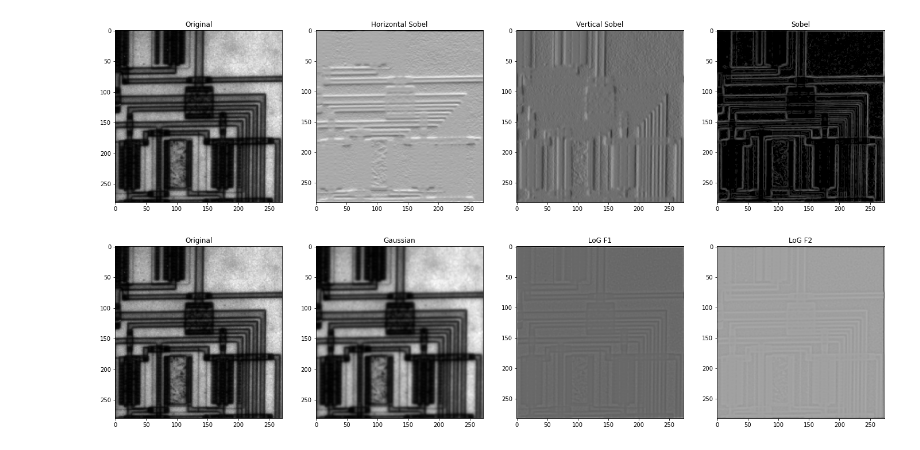
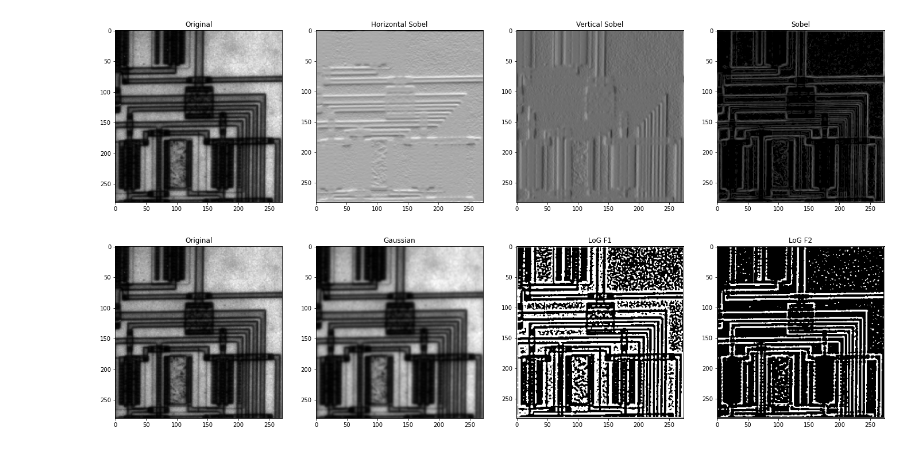
Before and after one commit to Waer1/image_labs, a Jupyter notebook: Lab 5/Lab_Edge_Detection_STD/Lab_Edge_Detection_STD.ipynb, the cells around one changed output. Cells and saved outputs as stored; diff of their text form; code cells hidden in the pictures.

```diff
--- a/Lab 5/Lab_Edge_Detection_STD/Lab_Edge_Detection_STD.ipynb
+++ b/Lab 5/Lab_Edge_Detection_STD/Lab_Edge_Detection_STD.ipynb
@@ -73,42 +64,22 @@ show_images([img, imgSobelH, imgSobelV, imgSobel], ["Original", "Horizontal Sobe
 [figure]
 # %%
 # 3. Custom LoG
-thres= 20
+thres= 0.015
 
 f1 = [[-1, -1, -1],
       [-1, 8, -1],
       [-1, -1, -1]]
-
 f2 = [[0, 1, 0],
       [1, -4, 1],
       [0, 1, 0]]
-
-imgGaussian = gaussian(img, sigma=1)
-
-
+imgGaussian = gaussian(img, sigma=1.1, mode="nearest", preserve_range=False, truncate=4)
 imgLoGF1 = convolve2d(imgGaussian, f1)
-
 imgLoGF2 = convolve2d(imgGaussian, f2)
-
-imgLoGF1 += np.abs(imgLoGF1.min())
-
-imgLoGF2 += np.abs(imgLoGF2.min())
-
-imgLoGF1 *= (255.0 / imgLoGF1.max())
-
-imgLoGF2 *= (255.0 / imgLoGF2.max())
-
-#imgLoGF1 = 255 - imgLoGF1
-
-#imgLoGF2 = 255 - imgLoGF2
-
-imgLoGF1[imgLoGF1 < thres] = 0;
-
-imgLoGF2[imgLoGF2 < thres] = 0;
-
+imgLoGF1 = imgLoGF1 > thres;
+imgLoGF2 = imgLoGF2 > thres;
 show_images([img, imgGaussian, imgLoGF1, imgLoGF2], ["Original", "Gaussian", "LoG F1", "LoG F2"])
 # %% [output]
-[figure, old version]
+[figure, new version]
 # %%
 '''
 Optional
```
Also changed, not shown: parts of 3 cells of this notebook, 2 other files.
